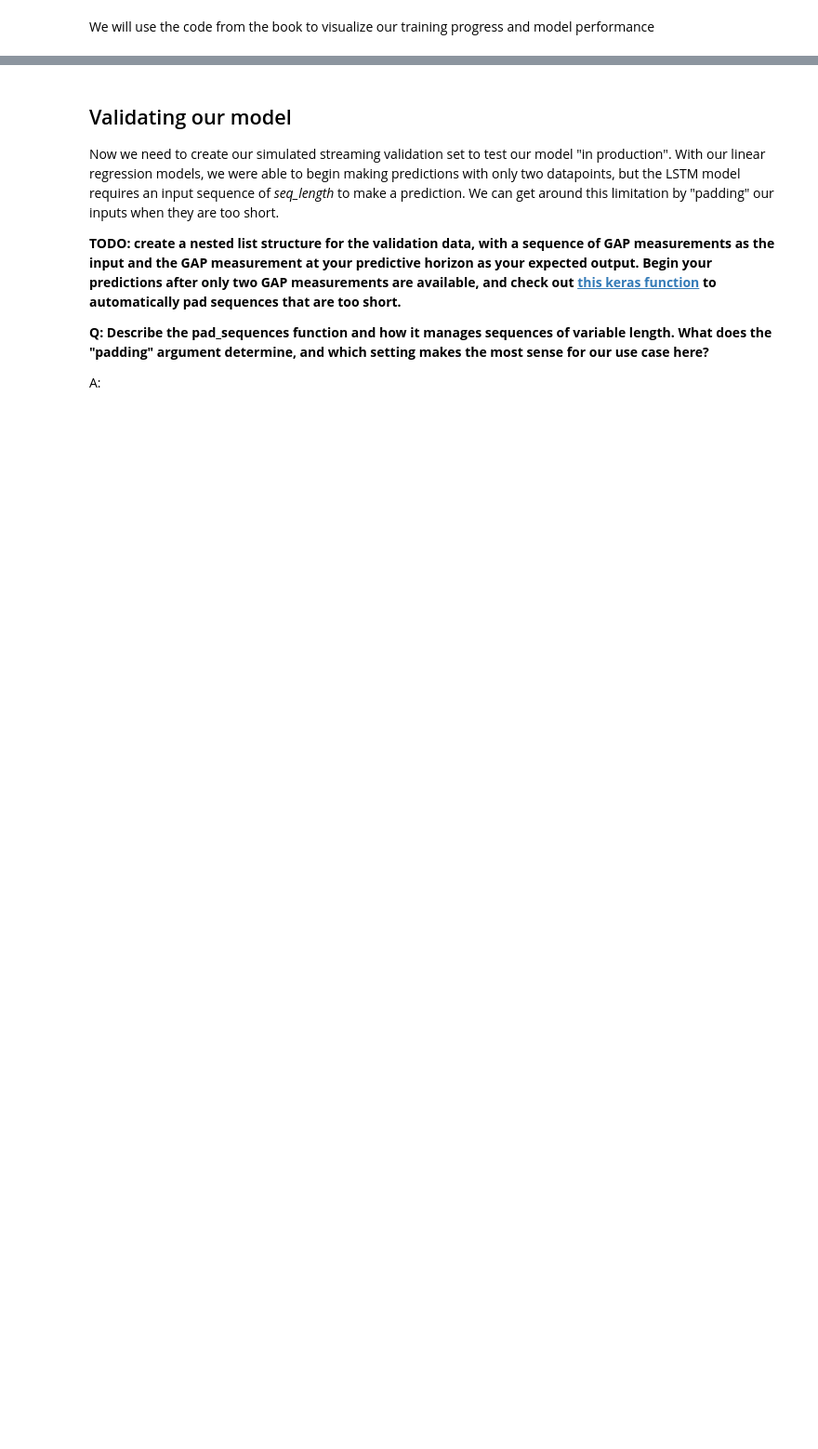
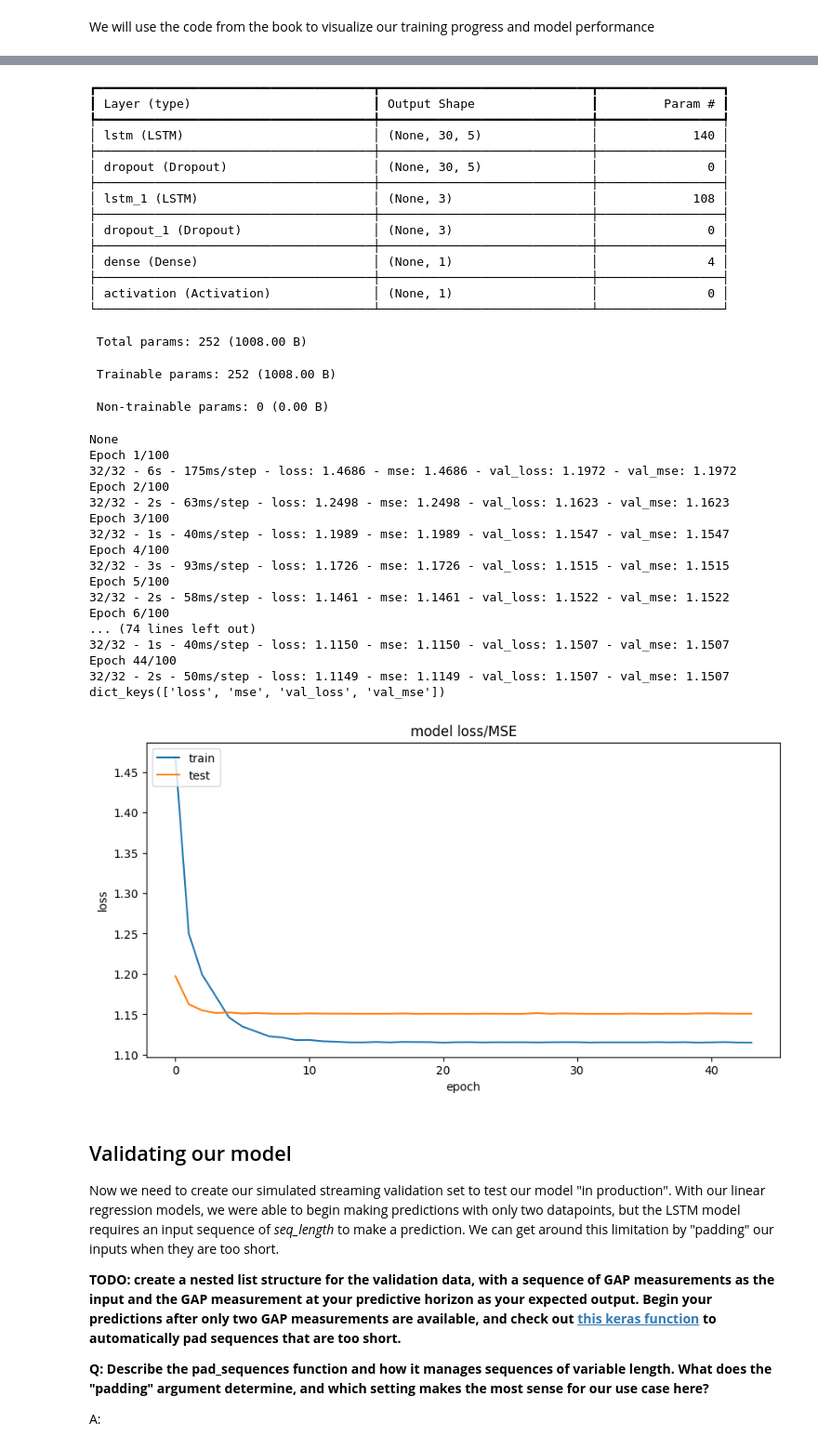
Before and after one commit to santausd/USD-AAI-530-A1-Assignment3.1, a Jupyter notebook: LSTM_Regression_Assignment.ipynb, the cells around one changed output, grey strips where cells are left out. Shown: that part at 93% size. Cells and saved outputs as stored; diff of their text form; code cells hidden in the pictures; blank space fills up the shorter version.

```diff
--- a/LSTM_Regression_Assignment.ipynb
+++ b/LSTM_Regression_Assignment.ipynb
@@ -132 +126,9 @@ seq_labs = np.array(temp_seq_labs, dtype = object).astype(np.float32)
+# %%
+# we'll start out with a 30 minute input sequence and a 5 minute predictive horizon
+# we don't need to work in seconds this time, since we'll just use the indices instead of a unix timestamp
+seq_length = 30
+ph = 5
+
+feat_cols = ['Global_active_power']
+seq_arrays, seq_labs = restructure_data(train_df, seq_length, ph, feat_cols, seq_arrays, seq_labs)
 # %%
@@ -142,0 +140,3 @@ seq_labs.shape
+# %%
+seq_arrays, seq_labs = restructure_data(train_df, seq_length, ph, feat_cols, seq_arrays, seq_labs)
+check_dimensions(seq_arrays, seq_labs,train_df, feat_cols, seq_length, ph)
@@ -231,13 +209,14 @@ dict_keys(['loss', 'mse', 'val_loss', 'val_mse'])
 # %% [markdown]
 We will use the code from the book to visualize our training progress and model performance
 # %%
-# summarize history for Loss/MSE
-fig_acc = plt.figure(figsize=(10, 10))
-plt.plot(history.history['loss'])
-plt.plot(history.history['val_loss'])
-plt.title('model loss/MSE')
-plt.ylabel('loss')
-plt.xlabel('epoch')
-plt.legend(['train', 'test'], loc='upper left')
-plt.show()
-fig_acc.savefig("LSTM_loss1.png")
+def visualize_loss(file_count, history):
+  # summarize history for Loss/MSE
+  fig_acc = plt.figure(figsize=(10, 5))
+  plt.plot(history.history['loss'])
+  plt.plot(history.history['val_loss'])
+  plt.title('model loss/MSE')
+  plt.ylabel('loss')
+  plt.xlabel('epoch')
+  plt.legend(['train', 'test'], loc='upper left')
+  plt.show()
+  fig_acc.savefig("LSTM_loss1.png")
@@ -245,0 +245,12 @@ fig_acc.savefig("LSTM_loss1.png")
+# %%
+model_parameter = {}
+model_parameter['hidden_layer_1_neuron_count'] = 5
+model_parameter['hidden_layer_1_dropout_rate'] = 0.4
+model_parameter['hidden_layer_2_neuron_count'] = 3
+model_parameter['learning_rate'] = 0.01
+model_parameter['activation_funcation'] = 'linear'
+file_count = 1
+
+model, history = train_model(file_count=file_count, seq_arrays=seq_arrays, seq_labs=seq_labs, seq_length=seq_length, model_parameter=model_parameter)
+visualize_loss(file_count,history )
+# %% [output]
@@ -246,3 +259,39 @@ fig_acc.savefig("LSTM_loss1.png")
+┏━━━━━━━━━━━━━━━━━━━━━━━━━━━━━━━━━━━━━━┳━━━━━━━━━━━━━━━━━━━━━━━━━━━━━┳━━━━━━━━━━━━━━━━━┓
+┃ Layer (type)                         ┃ Output Shape                ┃         Param # ┃
+┡━━━━━━━━━━━━━━━━━━━━━━━━━━━━━━━━━━━━━━╇━━━━━━━━━━━━━━━━━━━━━━━━━━━━━╇━━━━━━━━━━━━━━━━━┩
+│ lstm (LSTM)                          │ (None, 30, 5)               │             140 │
+├──────────────────────────────────────┼─────────────────────────────┼─────────────────┤
+│ dropout (Dropout)                    │ (None, 30, 5)               │               0 │
+├──────────────────────────────────────┼─────────────────────────────┼─────────────────┤
+│ lstm_1 (LSTM)                        │ (None, 3)                   │             108 │
+├──────────────────────────────────────┼─────────────────────────────┼─────────────────┤
+│ dropout_1 (Dropout)                  │ (None, 3)                   │               0 │
+├──────────────────────────────────────┼─────────────────────────────┼─────────────────┤
+│ dense (Dense)                        │ (None, 1)                   │               4 │
+├──────────────────────────────────────┼─────────────────────────────┼─────────────────┤
+│ activation (Activation)              │ (None, 1)                   │               0 │
+└──────────────────────────────────────┴─────────────────────────────┴─────────────────┘
+ Total params: 252 (1008.00 B)
+ Trainable params: 252 (1008.00 B)
+ Non-trainable params: 0 (0.00 B)
+None
+Epoch 1/100
+32/32 - 6s - 175ms/step - loss: 1.4686 - mse: 1.4686 - val_loss: 1.1972 - val_mse: 1.1972
+Epoch 2/100
+32/32 - 2s - 63ms/step - loss: 1.2498 - mse: 1.2498 - val_loss: 1.1623 - val_mse: 1.1623
+Epoch 3/100
+32/32 - 1s - 40ms/step - loss: 1.1989 - mse: 1.1989 - val_loss: 1.1547 - val_mse: 1.1547
+Epoch 4/100
+32/32 - 3s - 93ms/step - loss: 1.1726 - mse: 1.1726 - val_loss: 1.1515 - val_mse: 1.1515
+Epoch 5/100
+32/32 - 2s - 58ms/step - loss: 1.1461 - mse: 1.1461 - val_loss: 1.1522 - val_mse: 1.1522
+Epoch 6/100
+... (74 lines left out)
+32/32 - 1s - 40ms/step - loss: 1.1150 - mse: 1.1150 - val_loss: 1.1507 - val_mse: 1.1507
+Epoch 44/100
+32/32 - 2s - 50ms/step - loss: 1.1149 - mse: 1.1149 - val_loss: 1.1507 - val_mse: 1.1507
+dict_keys(['loss', 'mse', 'val_loss', 'val_mse'])
+[figure, added]
 # %% [markdown]
 ## Validating our model
 
```
Also changed, not shown: parts of 22 cells of this notebook.
